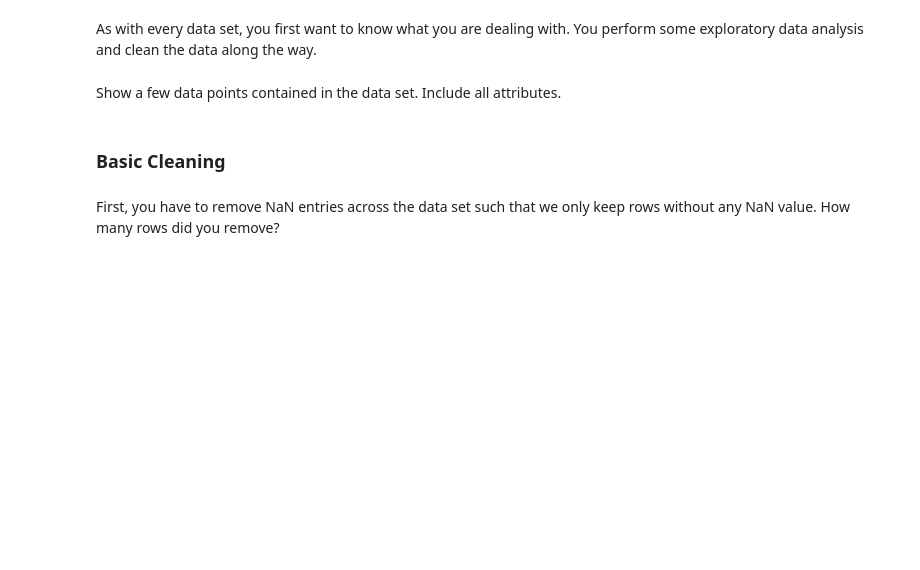
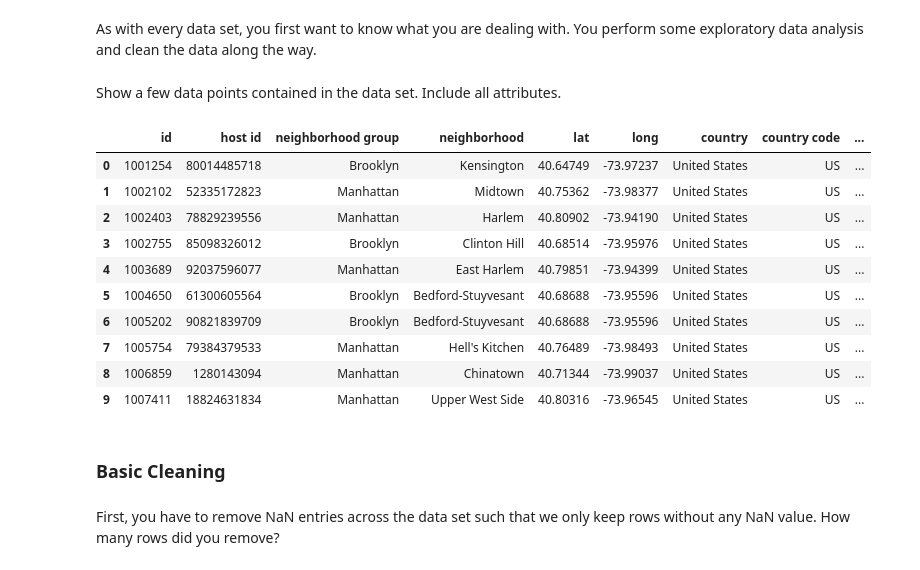
Before and after one commit to mnghiap/ids22, a Jupyter notebook: assignment1/assignment_1.ipynb, the cells around one changed output. Cells and saved outputs as stored; diff of their text form; code cells hidden in the pictures; blank space fills up the shorter version.

```diff
--- a/assignment1/assignment_1.ipynb
+++ b/assignment1/assignment_1.ipynb
@@ -42,6 +45,21 @@ As with every data set, you first want to know what you are dealing with. You pe
 Show a few data points contained in the data set. Include all attributes.
 # %%
 # Your answer goes here
+# Show the first 10 data points
+df_original = pd.read_csv('AirBnB_original.csv')
+df_original.head(10)
+# %% [output]
+|  | id | host id | neighborhood group | neighborhood | lat | long | country | country code | ... |
+| 0 | 1001254 | 80014485718 | Brooklyn | Kensington | 40.64749 | -73.97237 | United States | US | ... |
+| 1 | 1002102 | 52335172823 | Manhattan | Midtown | 40.75362 | -73.98377 | United States | US | ... |
+| 2 | 1002403 | 78829239556 | Manhattan | Harlem | 40.80902 | -73.94190 | United States | US | ... |
+| 3 | 1002755 | 85098326012 | Brooklyn | Clinton Hill | 40.68514 | -73.95976 | United States | US | ... |
+| 4 | 1003689 | 92037596077 | Manhattan | East Harlem | 40.79851 | -73.94399 | United States | US | ... |
+| 5 | 1004650 | 61300605564 | Brooklyn | Bedford-Stuyvesant | 40.68688 | -73.95596 | United States | US | ... |
+| 6 | 1005202 | 90821839709 | Brooklyn | Bedford-Stuyvesant | 40.68688 | -73.95596 | United States | US | ... |
+| 7 | 1005754 | 79384379533 | Manhattan | Hell's Kitchen | 40.76489 | -73.98493 | United States | US | ... |
+| 8 | 1006859 | 1280143094 | Manhattan | Chinatown | 40.71344 | -73.99037 | United States | US | ... |
+| 9 | 1007411 | 18824631834 | Manhattan | Upper West Side | 40.80316 | -73.96545 | United States | US | ... |
 # %% [markdown]
 ### Basic Cleaning
 # %% [markdown]
```
Also changed, not shown: parts of 8 cells of this notebook.
